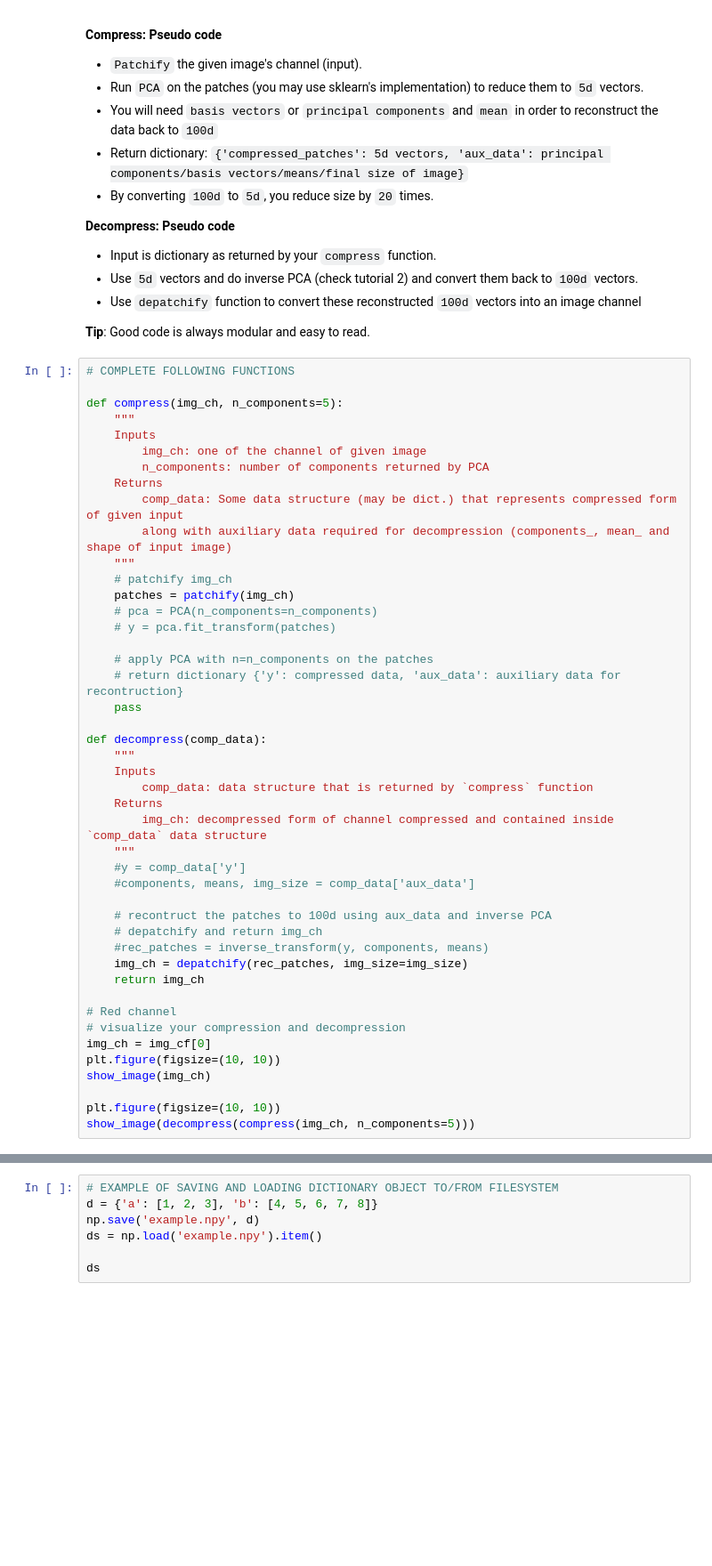
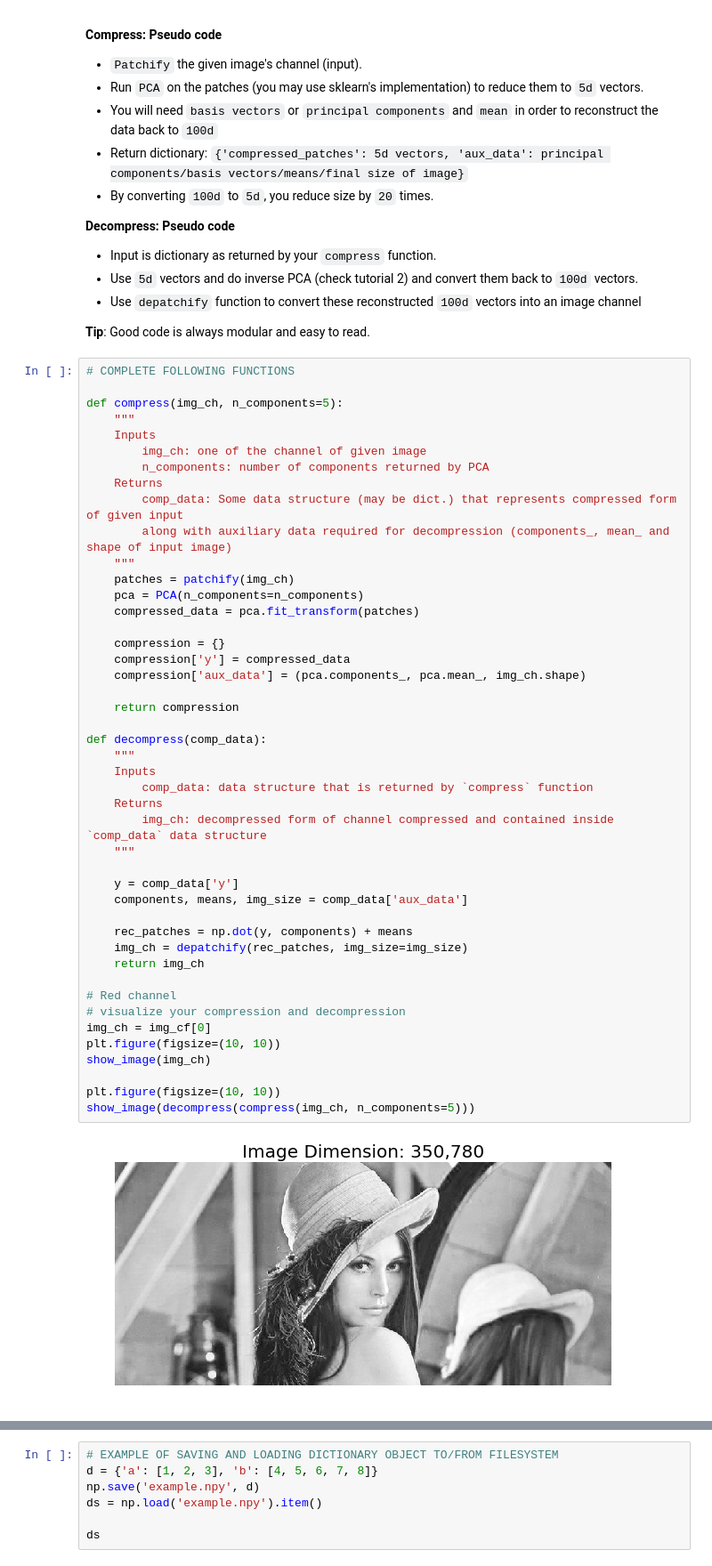
Before and after one commit to arumoy-shome/SYDE-522, a Jupyter notebook: Tutorials/Assignments/Assignment 2/20460621_shome.ipynb, the cells around one changed output, grey strips where cells are left out. Shown at 89% size. Saved outputs shown, nothing was run; the diff lists cells and outputs as text; blank space fills up the shorter version.

```diff
--- a/Tutorials/Assignments/Assignment 2/20460621_shome.ipynb
+++ b/Tutorials/Assignments/Assignment 2/20460621_shome.ipynb
@@ -250,41 +252,43 @@ def compress(img_ch, n_components=5):
     """
     Inputs
         img_ch: one of the channel of given image
         n_components: number of components returned by PCA
     Returns
         comp_data: Some data structure (may be dict.) that represents compressed form of given input
         along with auxiliary data required for decompression (components_, mean_ and shape of input image)
     """
-    # patchify img_ch
     patches = patchify(img_ch)
-    # pca = PCA(n_components=n_components)
-    # y = pca.fit_transform(patches)
+    pca = PCA(n_components=n_components)
+    compressed_data = pca.fit_transform(patches)
 
-    # apply PCA with n=n_components on the patches
-    # return dictionary {'y': compressed data, 'aux_data': auxiliary data for recontruction}
-    pass
+    compression = {}
+    compression['y'] = compressed_data
+    compression['aux_data'] = (pca.components_, pca.mean_, img_ch.shape)
+
+    return compression
 
 def decompress(comp_data):
     """
     Inputs
         comp_data: data structure that is returned by `compress` function
     Returns
         img_ch: decompressed form of channel compressed and contained inside `comp_data` data structure
     """
-    #y = comp_data['y']
-    #components, means, img_size = comp_data['aux_data']
 
-    # recontruct the patches to 100d using aux_data and inverse PCA
-    # depatchify and return img_ch
-    #rec_patches = inverse_transform(y, components, means)
+    y = comp_data['y']
+    components, means, img_size = comp_data['aux_data']
+
+    rec_patches = np.dot(y, components) + means
     img_ch = depatchify(rec_patches, img_size=img_size)
     return img_ch
 
 # Red channel
 # visualize your compression and decompression
 img_ch = img_cf[0]
 plt.figure(figsize=(10, 10))
 show_image(img_ch)
 
 plt.figure(figsize=(10, 10))
 show_image(decompress(compress(img_ch, n_components=5)))
+# %% [output]
+[figure, added]
```
Also changed, not shown: parts of 4 cells of this notebook.
